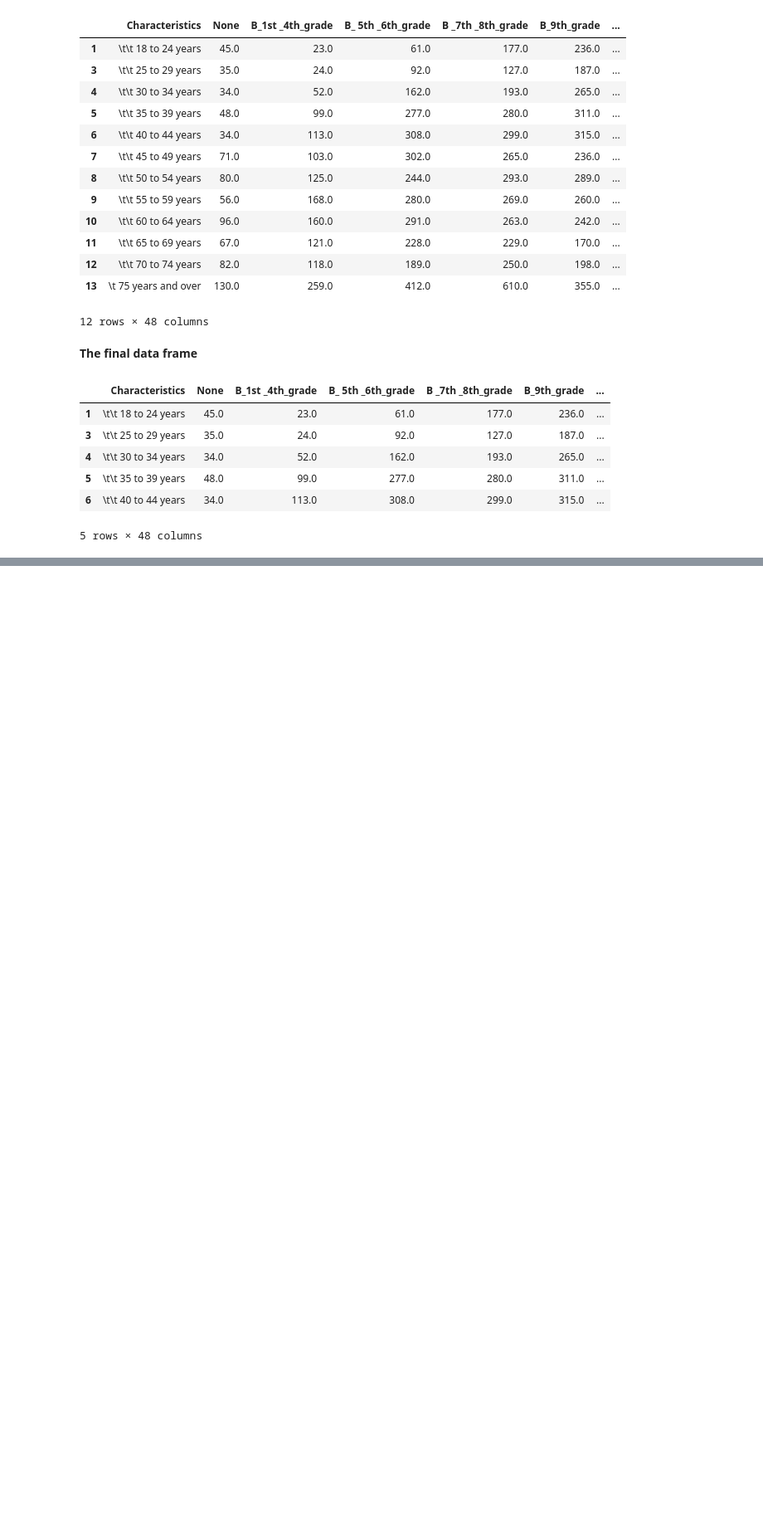
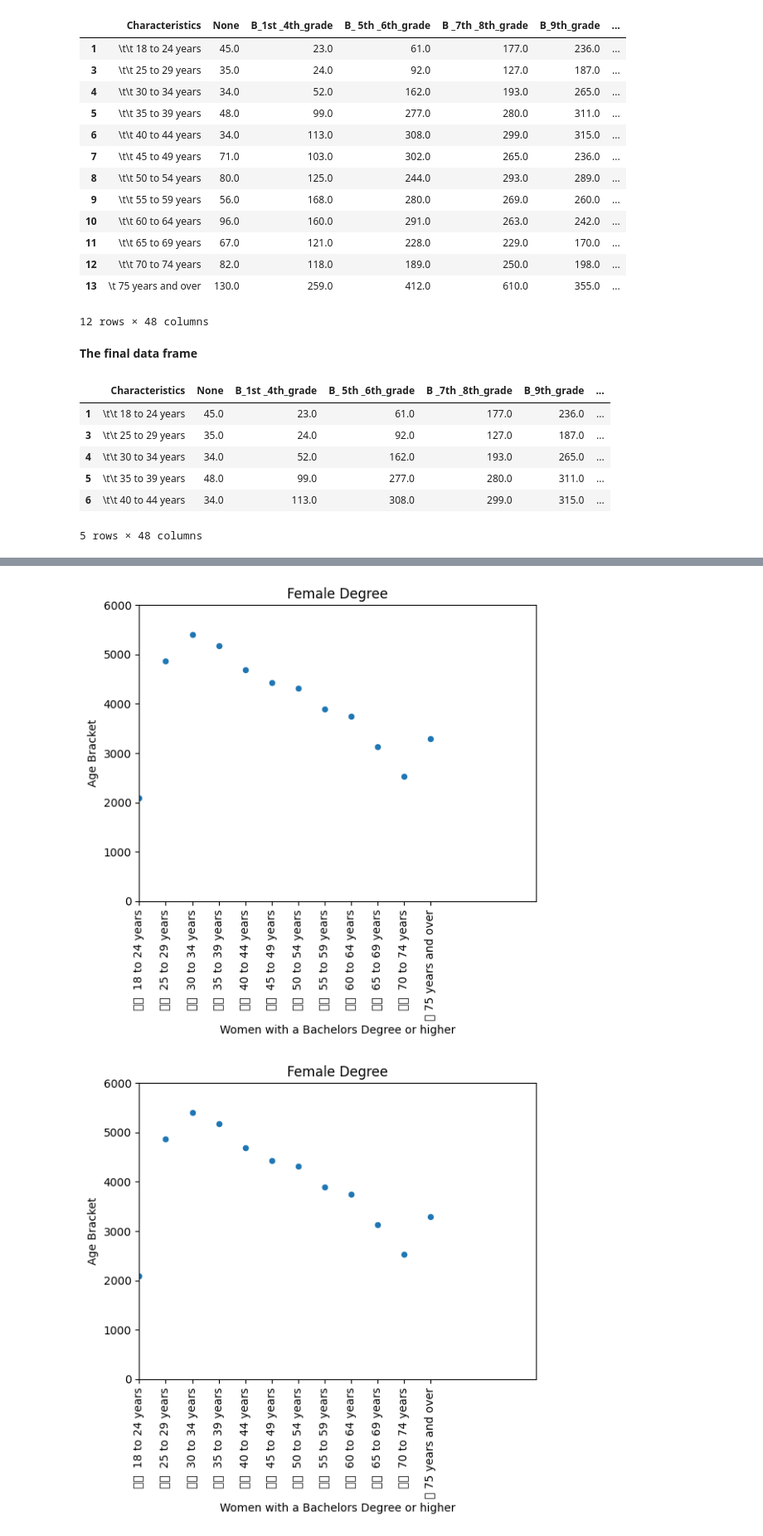
Before and after one commit to DaltonWise/Homework, a Jupyter notebook: Data_Transformation_with_r_or_python.ipynb, the cells around one changed output, grey strips where cells are left out. Shown: that part at 83% size. Saved outputs shown, nothing was run; the diff lists cells and outputs as text; code cells hidden in the pictures; blank space fills up the shorter version.

```diff
--- a/Data_Transformation_with_r_or_python.ipynb
+++ b/Data_Transformation_with_r_or_python.ipynb
@@ -250,0 +270,20 @@ df
+# %%
+import seaborn as sns
+#Flipping x-axis: https://www.dunderdata.com/blog/Automatically%20Wrap%20Graph%20Labels%20in%20Matplotlib%20and%20Seaborn
+
+
+
+scatter = df.plot(kind='scatter', x = 'Characteristics', y = 'Female_Degree' )
+
+scatter.set_xlabel('Women with a Bachelors Degree or higher')
+scatter.set_title("Female Degree")
+
+scatter.set_ylabel('Age Bracket')
+scatter.set_xlim(0, 15)
+scatter.set_ylim(0, 6000)
+
+scatter.set_xticklabels(scatter.get_xticklabels(), rotation=90)
+scatter.figure
+# %% [output]
+[figure, added]
+[figure, added]
```
Also changed, not shown: parts of 10 cells of this notebook.
